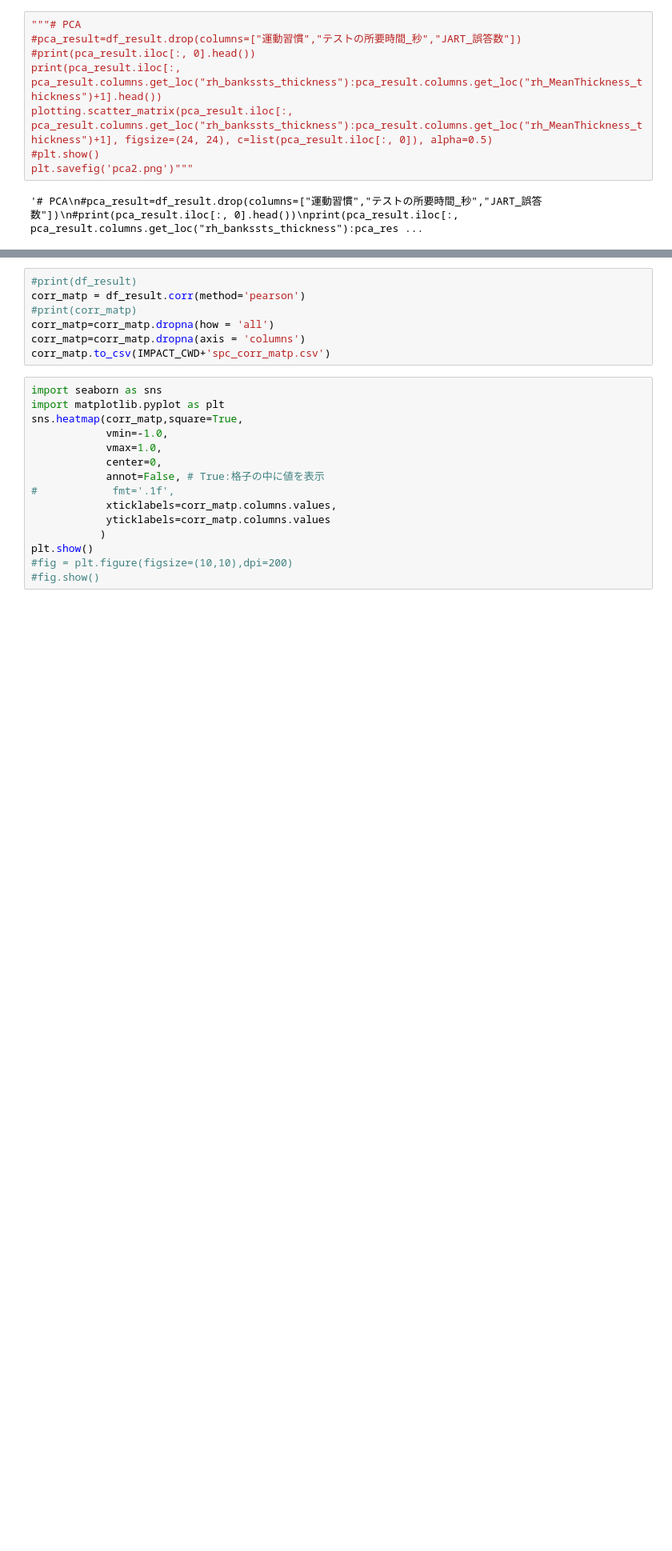
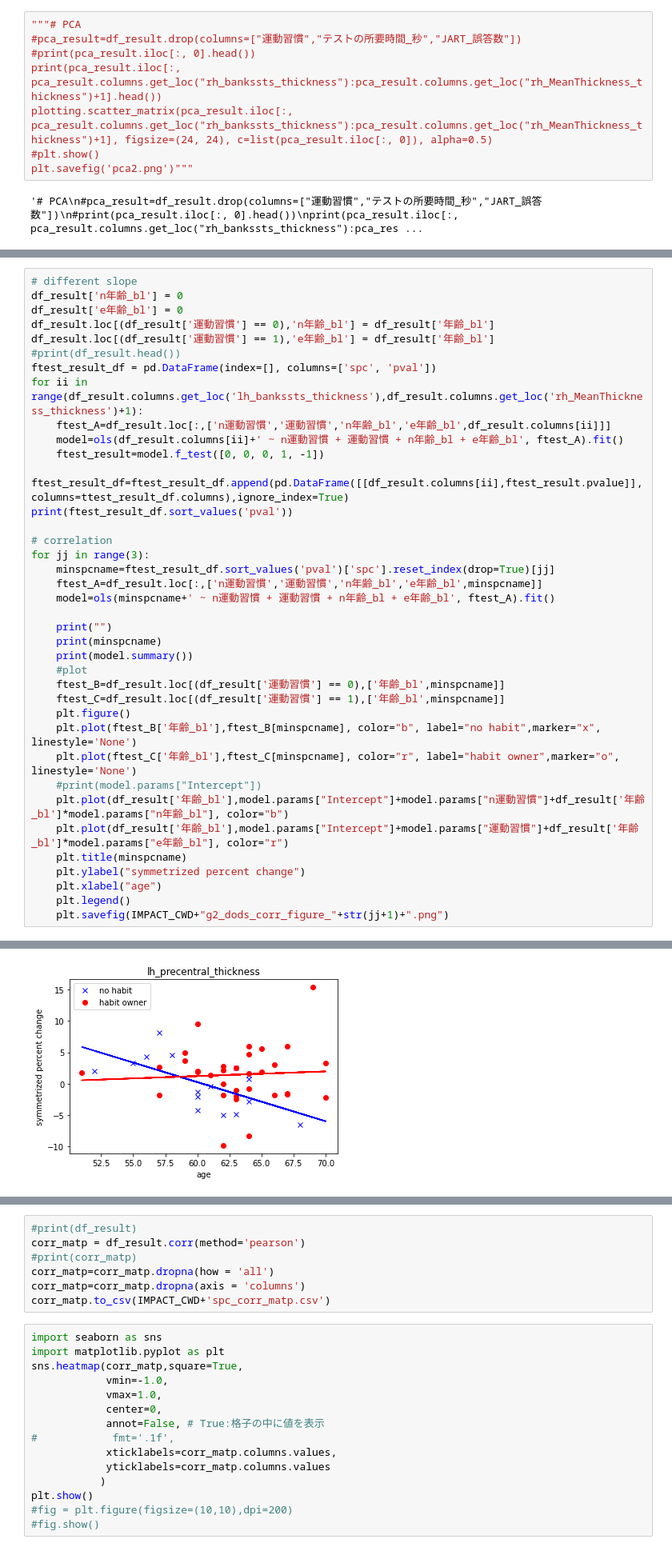
Before and after one commit to s1613134/tr_accel, a Jupyter notebook: spc2df.ipynb, the cells around one changed output, grey strips where cells are left out. Shown at 80% size. Drawn from its saved outputs; the diff is of its cells as text; blank space fills up the shorter version.

```diff
--- a/spc2df.ipynb
+++ b/spc2df.ipynb
@@ -213,0 +285,39 @@ print(ftest_result_df.sort_values('pval'))
+# %%
+# different slope
+df_result['n年齢_bl'] = 0
+df_result['e年齢_bl'] = 0
+df_result.loc[(df_result['運動習慣'] == 0),'n年齢_bl'] = df_result['年齢_bl']
+df_result.loc[(df_result['運動習慣'] == 1),'e年齢_bl'] = df_result['年齢_bl']
+#print(df_result.head())
+ftest_result_df = pd.DataFrame(index=[], columns=['spc', 'pval'])
+for ii in range(df_result.columns.get_loc('lh_bankssts_thickness'),df_result.columns.get_loc('rh_MeanThickness_thickness')+1):
+    ftest_A=df_result.loc[:,['n運動習慣','運動習慣','n年齢_bl','e年齢_bl',df_result.columns[ii]]]
+    model=ols(df_result.columns[ii]+' ~ n運動習慣 + 運動習慣 + n年齢_bl + e年齢_bl', ftest_A).fit()
+    ftest_result=model.f_test([0, 0, 0, 1, -1])
+    ftest_result_df=ftest_result_df.append(pd.DataFrame([[df_result.columns[ii],ftest_result.pvalue]], columns=ttest_result_df.columns),ignore_index=True)
+print(ftest_result_df.sort_values('pval'))
+
+# correlation
+for jj in range(3):
+    minspcname=ftest_result_df.sort_values('pval')['spc'].reset_index(drop=True)[jj]
+    ftest_A=df_result.loc[:,['n運動習慣','運動習慣','n年齢_bl','e年齢_bl',minspcname]]
+    model=ols(minspcname+' ~ n運動習慣 + 運動習慣 + n年齢_bl + e年齢_bl', ftest_A).fit()
+
+    print("")
+    print(minspcname)
+    print(model.summary())
+    #plot
+    ftest_B=df_result.loc[(df_result['運動習慣'] == 0),['年齢_bl',minspcname]]
+    ftest_C=df_result.loc[(df_result['運動習慣'] == 1),['年齢_bl',minspcname]]
+    plt.figure()
+    plt.plot(ftest_B['年齢_bl'],ftest_B[minspcname], color="b", label="no habit",marker="x", linestyle='None')
+    plt.plot(ftest_C['年齢_bl'],ftest_C[minspcname], color="r", label="habit owner",marker="o", linestyle='None')
+    #print(model.params["Intercept"])
+    plt.plot(df_result['年齢_bl'],model.params["Intercept"]+model.params["n運動習慣"]+df_result['年齢_bl']*model.params["n年齢_bl"], color="b")
+    plt.plot(df_result['年齢_bl'],model.params["Intercept"]+model.params["運動習慣"]+df_result['年齢_bl']*model.params["e年齢_bl"], color="r")
+    plt.title(minspcname)
+    plt.ylabel("symmetrized percent change")
+    plt.xlabel("age")
+    plt.legend()
+    plt.savefig(IMPACT_CWD+"g2_dods_corr_figure_"+str(jj+1)+".png")
+# %% [output]
@@ -213,0 +341 @@ print(ftest_result_df.sort_values('pval'))
+[figure, added]
```
Also changed, not shown: parts of 16 cells of this notebook.
